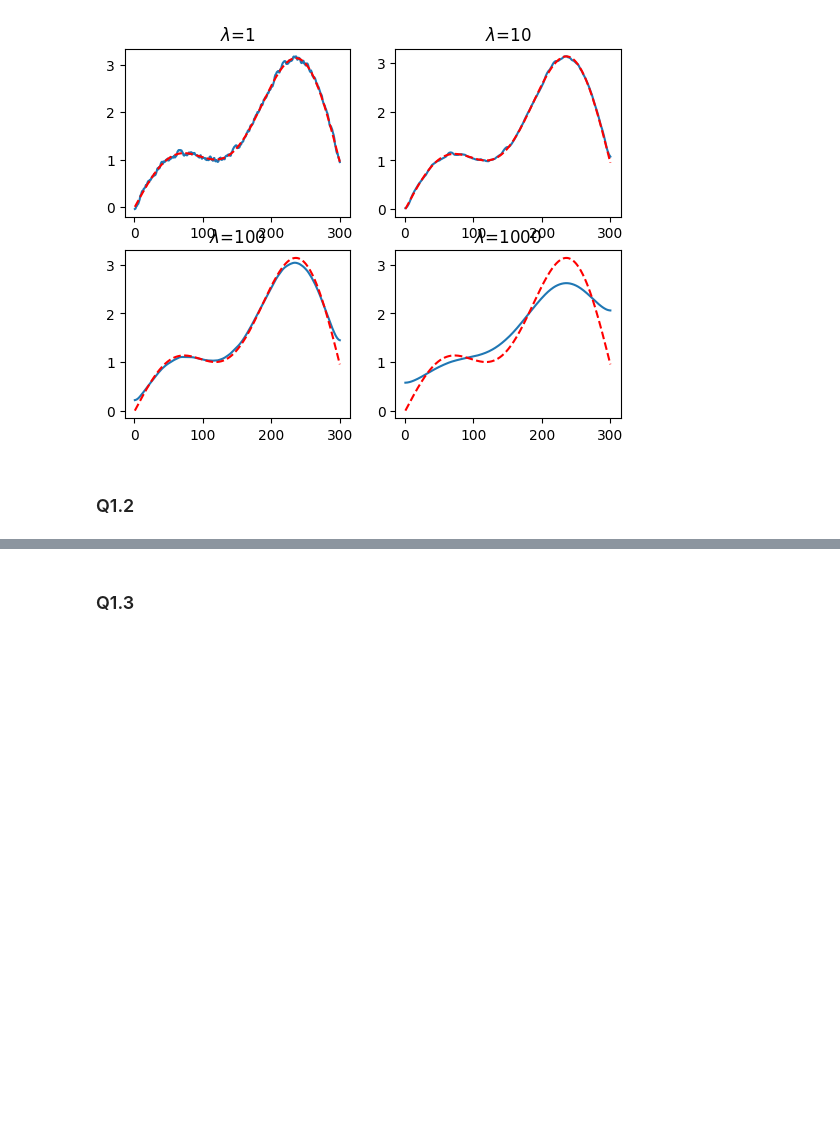
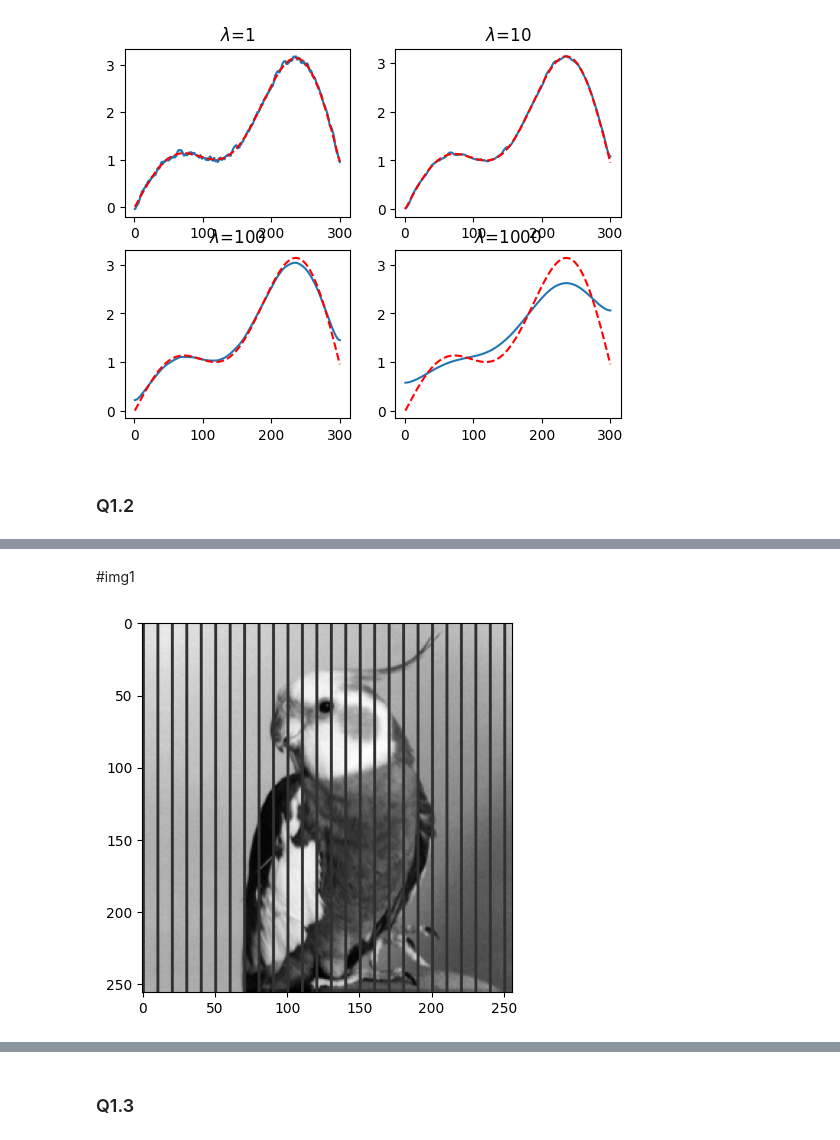
Before and after one commit to garfield-gray/Optimization, a Jupyter notebook: NonConvex/Data_Fitting_&_Denoising.ipynb, the cells around one changed output, grey strips where cells are left out. Cells and saved outputs as stored; diff of their text form; code cells hidden in the pictures; blank space fills up the shorter version.

```diff
--- a/NonConvex/Data_Fitting_&_Denoising.ipynb
+++ b/NonConvex/Data_Fitting_&_Denoising.ipynb
@@ -77,0 +86,10 @@ ax[1][1].title.set_text('$\lambda$=1000')
+# %% [markdown]
+#img1
+# %%
+img = cv2.imread("img1.png")
+img = cv2.resize(img, (256, 256))
+img = img@np.array([1/3,1/3,1/3])
+plt.imshow(img[:,:],cmap='gray')
+plt.show()
+# %% [output]
+[figure, added]
```
Also changed, not shown: parts of 12 cells of this notebook.
